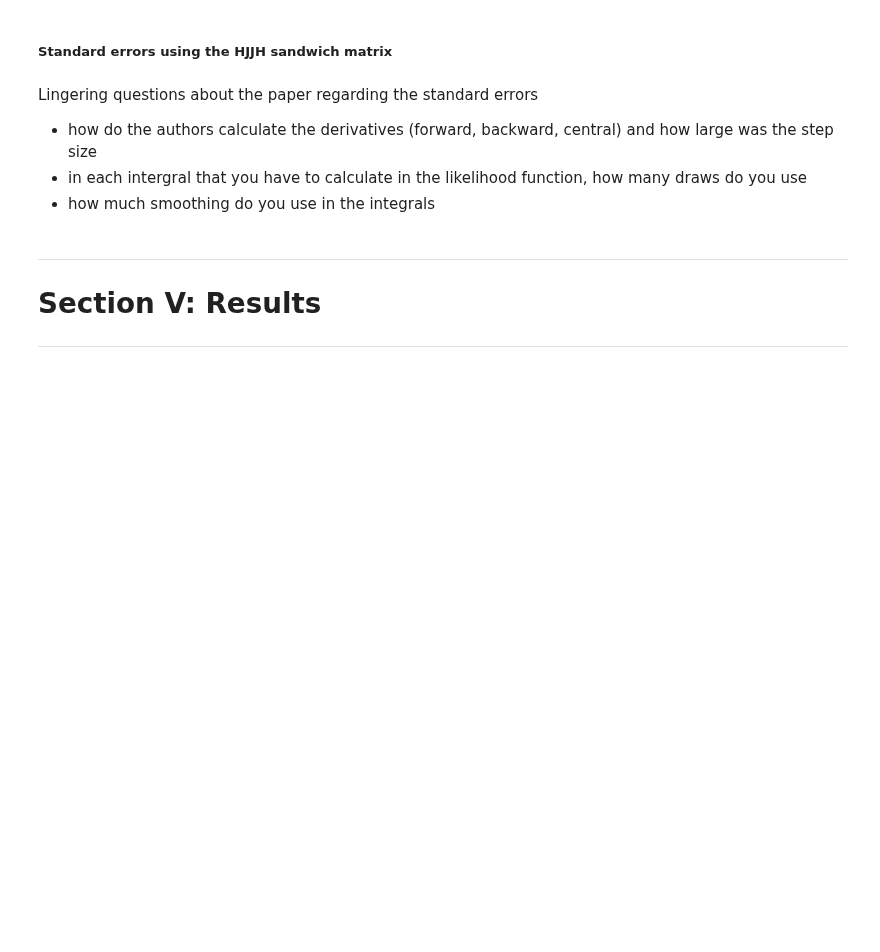
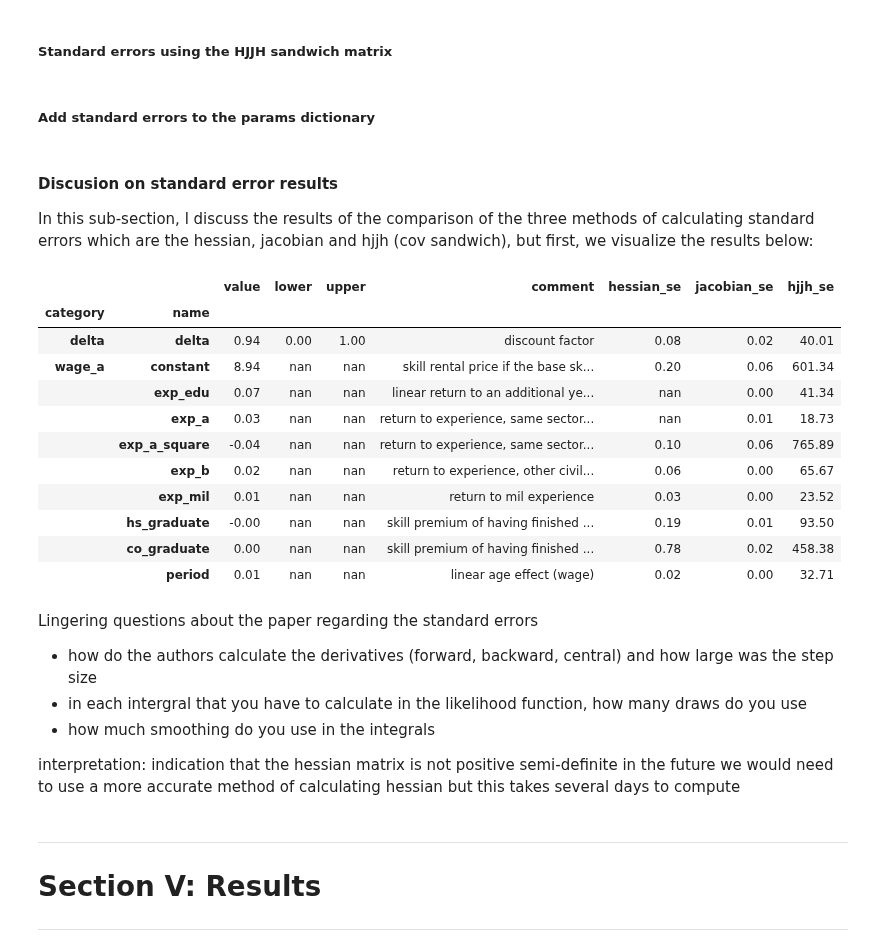
Before and after one commit to Yuleii/student-project-lindamaok899, a Jupyter notebook: student_project.ipynb, the cells around one changed output. Cells and saved outputs as stored; diff of their text form; code cells hidden in the pictures; blank space fills up the shorter version.

Commit message:
completes calculation of standard errors.

```diff
--- a/student_project.ipynb
+++ b/student_project.ipynb
@@ -683,19 +693,46 @@ The final step below is to extract the diagonal row from the covariance matrices
 # %% [markdown]
 ##### Standard errors using the jacobian matrix
 # %%
-# standard errors
-standard_errors = np.sqrt(np.diag(jacobian_cov_matrix))
+# calculate standard errors
+jacobian_se = np.sqrt(np.diag(jacobian_cov_matrix))
-# %%
-params['jacobian_se']=standard_errors
 # %% [markdown]
 ##### Standard errors using the HJJH sandwich matrix
 # %%
-# standard errors
+# calculate standard errors
+hjjh_se = np.sqrt(np.diag(hjjh_cov_matrix))
+# %% [markdown]
+##### Add standard errors to the params dictionary
+# %%
+# append strandard erorr results
+params['jacobian_se'] = jacobian_se
+params['hessian_se']=hessian_se
+params['hjjh_se'] = hjjh_se
+# %% [markdown]
+#### Discusion on standard error results
+In this sub-section, l discuss the results of the comparison of the three methods of calculating standard errors which are the hessian, jacobian and hjjh (cov sandwich), but first, we visualize the results below:
+# %%
+# visualize params dataframe with standard errors
+params.head(10)
+# %% [output]
+|  |  | value | lower | upper | comment | hessian_se | jacobian_se | hjjh_se |
+| category | name |  |  |  |  |  |  |  |
+| delta | delta | 0.94 | 0.00 | 1.00 | discount factor | 0.08 | 0.02 | 40.01 |
+| wage_a | constant | 8.94 | nan | nan | skill rental price if the base sk... | 0.20 | 0.06 | 601.34 |
+|  | exp_edu | 0.07 | nan | nan | linear return to an additional ye... | nan | 0.00 | 41.34 |
+|  | exp_a | 0.03 | nan | nan | return to experience, same sector... | nan | 0.01 | 18.73 |
+|  | exp_a_square | -0.04 | nan | nan | return to experience, same sector... | 0.10 | 0.06 | 765.89 |
+|  | exp_b | 0.02 | nan | nan | return to experience, other civil... | 0.06 | 0.00 | 65.67 |
+|  | exp_mil | 0.01 | nan | nan | return to mil experience | 0.03 | 0.00 | 23.52 |
+|  | hs_graduate | -0.00 | nan | nan | skill premium of having finished ... | 0.19 | 0.01 | 93.50 |
+|  | co_graduate | 0.00 | nan | nan | skill premium of having finished ... | 0.78 | 0.02 | 458.38 |
+|  | period | 0.01 | nan | nan | linear age effect (wage) | 0.02 | 0.00 | 32.71 |
 # %% [markdown]
 Lingering questions about the paper regarding the standard errors
 - how do the authors calculate the derivatives (forward, backward, central) and how large was the step size
 - in each intergral that you have to calculate in the likelihood function, how many draws do you use
 - how much smoothing do you use in the integrals
+
+interpretation: indication that the hessian matrix is not positive semi-definite in the future we would need to use a more accurate method of calculating hessian but this takes several days to compute
 # %% [markdown]
 ***
 # Section V: Results
```
Also changed, not shown: parts of 8 cells of this notebook, 3 other files.
